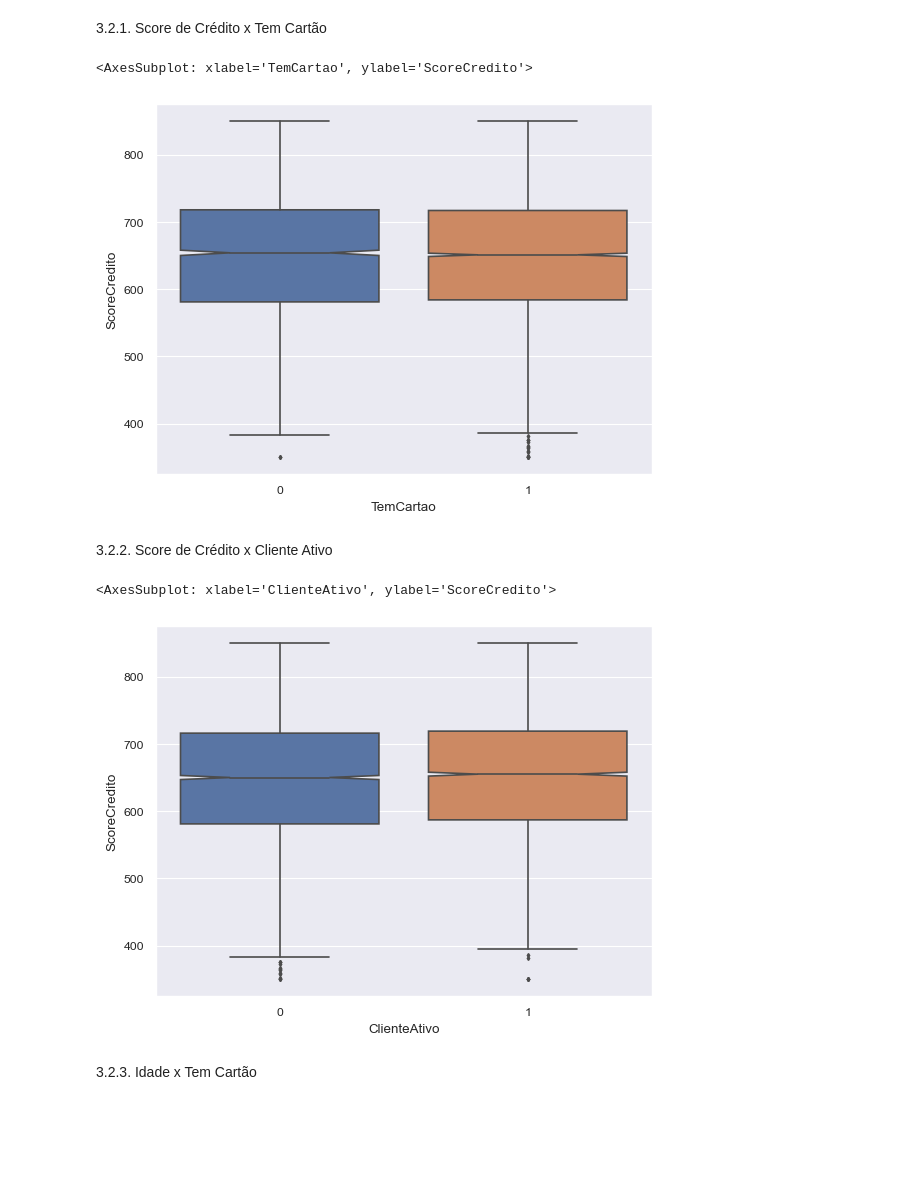
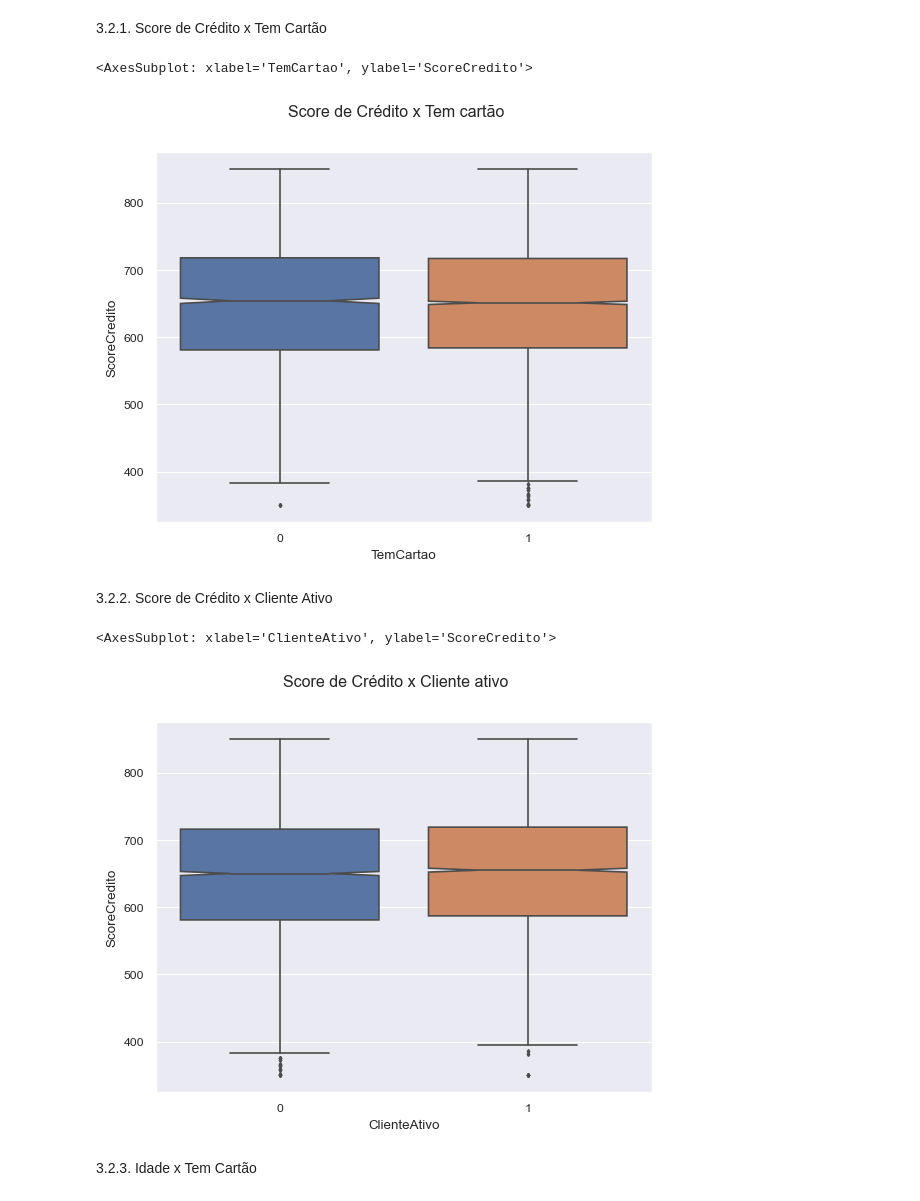
Before and after one commit to willyferreira/bank_churn, a Jupyter notebook: churn.ipynb, the cells around one changed output. Saved outputs shown, nothing was run; the diff lists cells and outputs as text; code cells hidden in the pictures; blank space fills up the shorter version.

```diff
--- a/churn.ipynb
+++ b/churn.ipynb
@@ -159,0 +169,7 @@ df.select_dtypes('object').describe().T
+# %%
+#Alterando os valores da variável Localização
+df['Localizacao'].replace({
+    'France' : 'França',
+    'Germany' : 'Alemanha',
+    'Spain' : 'Espanha'
+}, inplace = True)
@@ -160,3 +184,9 @@ df.select_dtypes('object').describe().T
+# %%
+#Alterando os valores da variável Localização
+df['Genero'].replace({
+    'Male' : 'Masculino',
+    'Female' : 'Feminino'
+}, inplace = True)
 # %%
 #Lista variáveis numéricas
 df_numericas = df.select_dtypes('number').columns
@@ -310,17 +356,21 @@ ax.bar_label(ax.containers[0])
 # %% [markdown]
 3.2.1. Score de Crédito x Tem Cartão
 # %%
+#Título da imagem
+plt.suptitle('Score de Crédito x Tem cartão')
 sns.boxplot(data = df, x = df['TemCartao'], y = df['ScoreCredito'], fliersize = 2, notch = True)
 # %% [output]
 <AxesSubplot: xlabel='TemCartao', ylabel='ScoreCredito'>
-[figure, old version]
+[figure, new version]
 # %% [markdown]
 3.2.2. Score de Crédito x Cliente Ativo
 # %%
+#Título da imagem
+plt.suptitle('Score de Crédito x Cliente ativo')
 sns.boxplot(data = df, x = df['ClienteAtivo'], y = df['ScoreCredito'], fliersize = 2, notch = True)
 # %% [output]
 <AxesSubplot: xlabel='ClienteAtivo', ylabel='ScoreCredito'>
-[figure, old version]
+[figure, new version]
 # %% [markdown]
 3.2.3. Idade x Tem Cartão
 # %%
```
Also changed, not shown: parts of 8 cells of this notebook, 1 other file.
